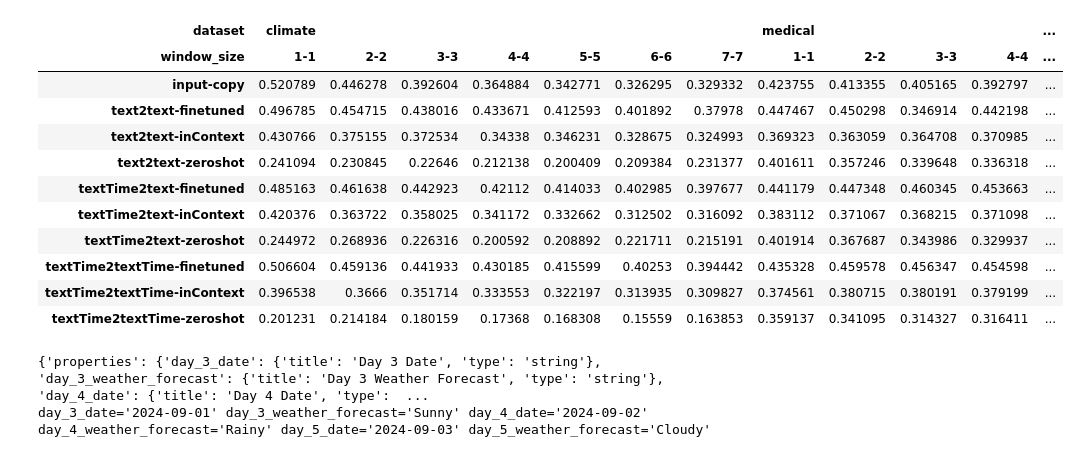
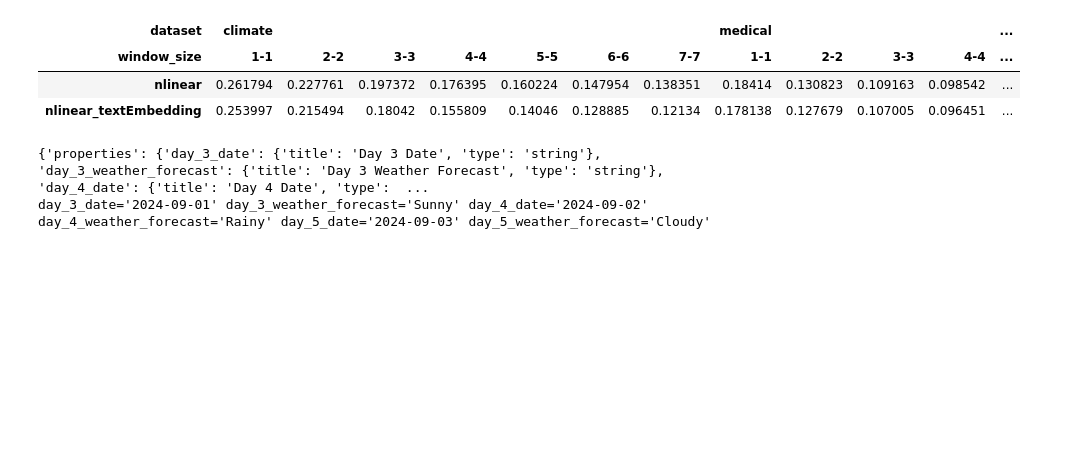
Before and after one commit to howard881010/multimodal, a Jupyter notebook: src/wandb.ipynb, the cells around one changed output. Saved outputs shown, nothing was run; the diff lists cells and outputs as text; code cells hidden in the pictures; blank space fills up the shorter version.

```diff
--- a/src/wandb.ipynb
+++ b/src/wandb.ipynb
@@ -4,7 +4,7 @@ import pandas as pd
 import numpy as np
 
 api = wandb.Api(overrides={'base-url': "https://rosewandb.ucsd.edu"})
-runs = api.runs("cht028/gpt-score")
+runs = api.runs("cht028/inference-nlinear")
 # %%
 def create_summary_table(runs, row_name, multi_column_name, column_name, metric):
     # Initialize a dictionary for storing the lowest metric values
@@ -53,22 +53,14 @@ def create_summary_table(runs, row_name, multi_column_name, column_name, metric)
 
     return results_df
 # %%
-results_df = create_summary_table(runs, 'model', 'dataset', 'window_size', 'recalls')
+results_df = create_summary_table(runs, 'model', 'dataset', 'window_size', 'Standard Error')
 # results_df.to_excel('results.xlsx')
 results_df
 # %% [output]
 | dataset | climate |  |  |  |  |  |  | medical |  |  |  | ... |
 | window_size | 1-1 | 2-2 | 3-3 | 4-4 | 5-5 | 6-6 | 7-7 | 1-1 | 2-2 | 3-3 | 4-4 | ... |
-| input-copy | 0.520789 | 0.446278 | 0.392604 | 0.364884 | 0.342771 | 0.326295 | 0.329332 | 0.423755 | 0.413355 | 0.405165 | 0.392797 | ... |
-| text2text-finetuned | 0.496785 | 0.454715 | 0.438016 | 0.433671 | 0.412593 | 0.401892 | 0.37978 | 0.447467 | 0.450298 | 0.346914 | 0.442198 | ... |
-| text2text-inContext | 0.430766 | 0.375155 | 0.372534 | 0.34338 | 0.346231 | 0.328675 | 0.324993 | 0.369323 | 0.363059 | 0.364708 | 0.370985 | ... |
-| text2text-zeroshot | 0.241094 | 0.230845 | 0.22646 | 0.212138 | 0.200409 | 0.209384 | 0.231377 | 0.401611 | 0.357246 | 0.339648 | 0.336318 | ... |
-| textTime2text-finetuned | 0.485163 | 0.461638 | 0.442923 | 0.42112 | 0.414033 | 0.402985 | 0.397677 | 0.441179 | 0.447348 | 0.460345 | 0.453663 | ... |
-| textTime2text-inContext | 0.420376 | 0.363722 | 0.358025 | 0.341172 | 0.332662 | 0.312502 | 0.316092 | 0.383112 | 0.371067 | 0.368215 | 0.371098 | ... |
-| textTime2text-zeroshot | 0.244972 | 0.268936 | 0.226316 | 0.200592 | 0.208892 | 0.221711 | 0.215191 | 0.401914 | 0.367687 | 0.343986 | 0.329937 | ... |
-| textTime2textTime-finetuned | 0.506604 | 0.459136 | 0.441933 | 0.430185 | 0.415599 | 0.40253 | 0.394442 | 0.435328 | 0.459578 | 0.456347 | 0.454598 | ... |
-| textTime2textTime-inContext | 0.396538 | 0.3666 | 0.351714 | 0.333553 | 0.322197 | 0.313935 | 0.309827 | 0.374561 | 0.380715 | 0.380191 | 0.379199 | ... |
-| textTime2textTime-zeroshot | 0.201231 | 0.214184 | 0.180159 | 0.17368 | 0.168308 | 0.15559 | 0.163853 | 0.359137 | 0.341095 | 0.314327 | 0.316411 | ... |
+| nlinear | 0.261794 | 0.227761 | 0.197372 | 0.176395 | 0.160224 | 0.147954 | 0.138351 | 0.18414 | 0.130823 | 0.109163 | 0.098542 | ... |
+| nlinear_textEmbedding | 0.253997 | 0.215494 | 0.18042 | 0.155809 | 0.14046 | 0.128885 | 0.12134 | 0.178138 | 0.127679 | 0.107005 | 0.096451 | ... |
 # %%
 from pydantic import BaseModel, create_model
 
```
Also changed, not shown: 6 other files.
